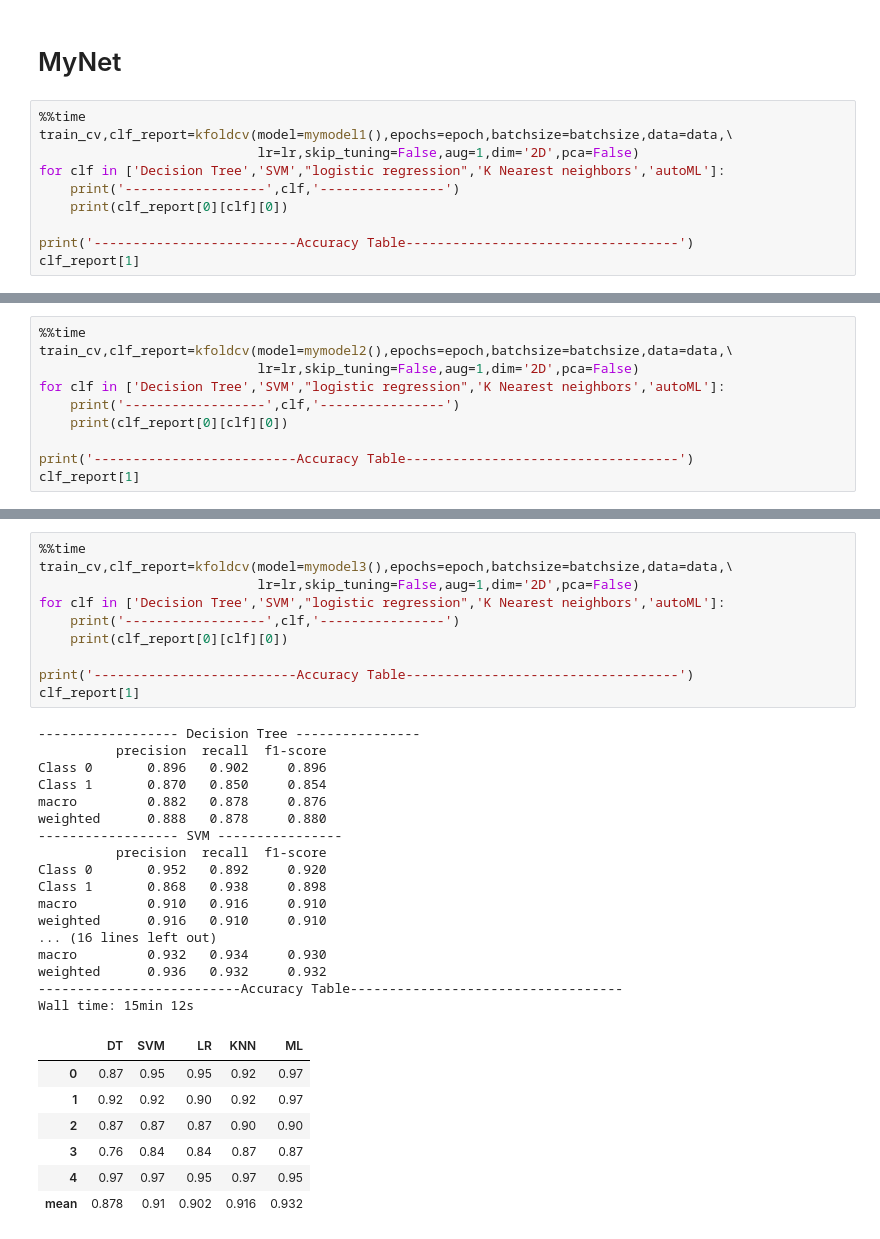
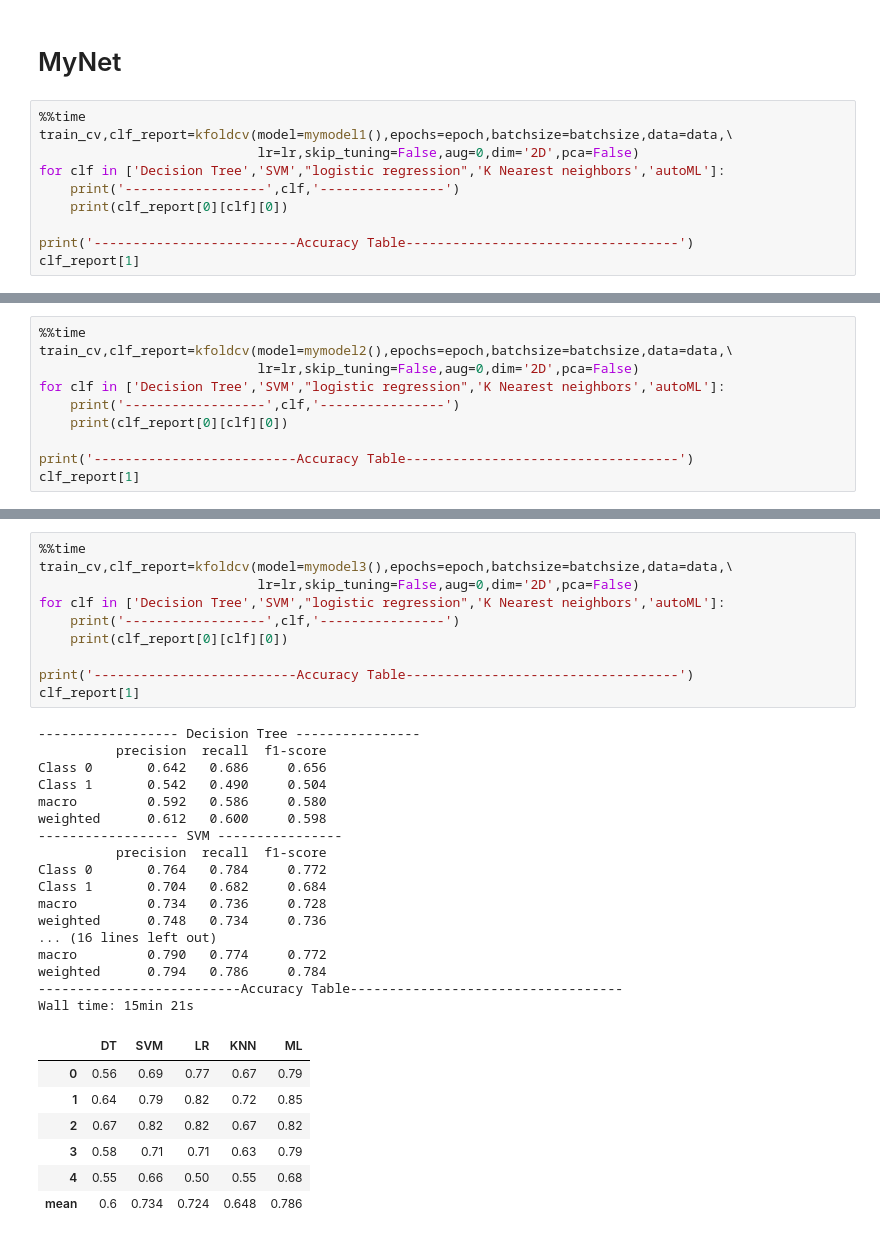
Before and after one commit to talhaanwarch/SIAMESE-classifier, a Jupyter notebook: notebooks/our_models_comparison-nonaugmented.ipynb, the cells around one changed output, grey strips where cells are left out. Saved outputs shown, nothing was run; the diff lists cells and outputs as text.

```diff
--- a/notebooks/my_model_comparison.ipynb
+++ b/notebooks/our_models_comparison-nonaugmented.ipynb
@@ -69,7 +69,7 @@ aug=3-> rand augmentation
 # %%
 %%time
 train_cv,clf_report=kfoldcv(model=mymodel1(),epochs=epoch,batchsize=batchsize,data=data,\
-                            lr=lr,skip_tuning=False,aug=1,dim='2D',pca=False)
+                            lr=lr,skip_tuning=False,aug=0,dim='2D',pca=False)
 for clf in ['Decision Tree','SVM',"logistic regression",'K Nearest neighbors','autoML']:
     print('------------------',clf,'----------------')
     print(clf_report[0][clf][0])
@@ -104,7 +104,7 @@ Wall time: 16min 19s
 # %%
 %%time
 train_cv,clf_report=kfoldcv(model=mymodel2(),epochs=epoch,batchsize=batchsize,data=data,\
-                            lr=lr,skip_tuning=False,aug=1,dim='2D',pca=False)
+                            lr=lr,skip_tuning=False,aug=0,dim='2D',pca=False)
 for clf in ['Decision Tree','SVM',"logistic regression",'K Nearest neighbors','autoML']:
     print('------------------',clf,'----------------')
     print(clf_report[0][clf][0])
@@ -139,38 +139,38 @@ Wall time: 15min 36s
 # %%
 %%time
 train_cv,clf_report=kfoldcv(model=mymodel3(),epochs=epoch,batchsize=batchsize,data=data,\
-                            lr=lr,skip_tuning=False,aug=1,dim='2D',pca=False)
+                            lr=lr,skip_tuning=False,aug=0,dim='2D',pca=False)
 for clf in ['Decision Tree','SVM',"logistic regression",'K Nearest neighbors','autoML']:
     print('------------------',clf,'----------------')
     print(clf_report[0][clf][0])
 
 print('--------------------------Accuracy Table-----------------------------------')
 clf_report[1]
 # %% [output]
 ------------------ Decision Tree ----------------
           precision  recall  f1-score
-Class 0       0.896   0.902     0.896
-Class 1       0.870   0.850     0.854
-macro         0.882   0.878     0.876
-weighted      0.888   0.878     0.880
+Class 0       0.642   0.686     0.656
+Class 1       0.542   0.490     0.504
+macro         0.592   0.586     0.580
+weighted      0.612   0.600     0.598
 ------------------ SVM ----------------
           precision  recall  f1-score
-Class 0       0.952   0.892     0.920
-Class 1       0.868   0.938     0.898
-macro         0.910   0.916     0.910
-weighted      0.916   0.910     0.910
+Class 0       0.764   0.784     0.772
+Class 1       0.704   0.682     0.684
+macro         0.734   0.736     0.728
+weighted      0.748   0.734     0.736
 ... (16 lines left out)
-macro         0.932   0.934     0.930
-weighted      0.936   0.932     0.932
+macro         0.790   0.774     0.772
+weighted      0.794   0.786     0.784
 --------------------------Accuracy Table-----------------------------------
-Wall time: 15min 12s
+Wall time: 15min 21s
 |  | DT | SVM | LR | KNN | ML |
-| 0 | 0.87 | 0.95 | 0.95 | 0.92 | 0.97 |
-| 1 | 0.92 | 0.92 | 0.90 | 0.92 | 0.97 |
-| 2 | 0.87 | 0.87 | 0.87 | 0.90 | 0.90 |
-| 3 | 0.76 | 0.84 | 0.84 | 0.87 | 0.87 |
-| 4 | 0.97 | 0.97 | 0.95 | 0.97 | 0.95 |
-| mean | 0.878 | 0.91 | 0.902 | 0.916 | 0.932 |
+| 0 | 0.56 | 0.69 | 0.77 | 0.67 | 0.79 |
+| 1 | 0.64 | 0.79 | 0.82 | 0.72 | 0.85 |
+| 2 | 0.67 | 0.82 | 0.82 | 0.67 | 0.82 |
+| 3 | 0.58 | 0.71 | 0.71 | 0.63 | 0.79 |
+| 4 | 0.55 | 0.66 | 0.50 | 0.55 | 0.68 |
+| mean | 0.6 | 0.734 | 0.724 | 0.648 | 0.786 |
 # %%
 %%time
 train_cv,clf_report=kfoldcv(model=mymodel4(),epochs=epoch,batchsize=batchsize,data=data,\
```
Also changed, not shown: parts of 4 cells of this notebook, 4 other files.
